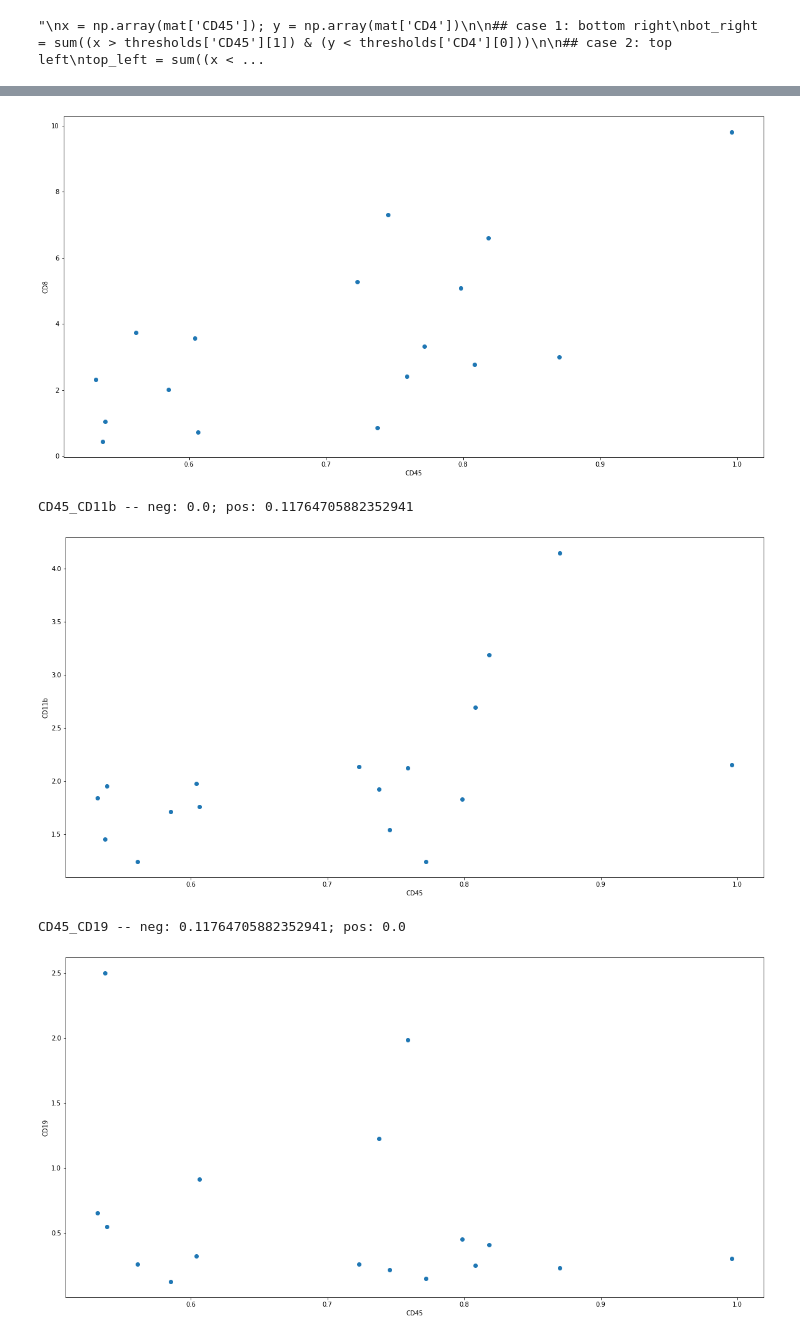
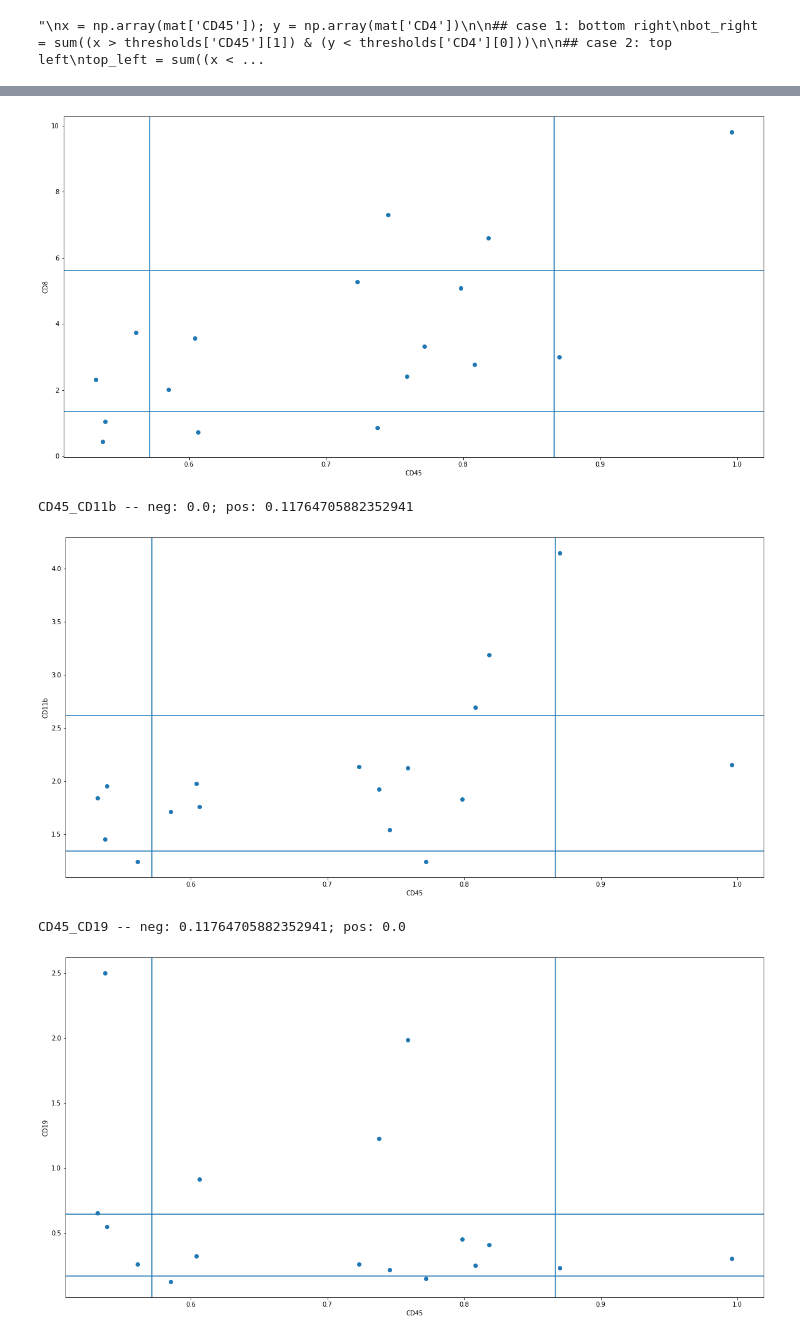
Before and after one commit to camlab-bioml/starling, a Jupyter notebook: correlation_alternative.ipynb, the cells around one changed output, grey strips where cells are left out. Cells and saved outputs as stored; diff of their text form; code cells hidden in the pictures.

```diff
--- a/correlation_alternative.ipynb
+++ b/correlation_alternative.ipynb
@@ -179,6 +179,10 @@ for pair in pairs:
     print("{}_{} -- neg: {}; pos: {}".format(x_name, y_name, neg_score, pos_score))
 
     plt.scatter(x, y)
+    plt.axvline(x=thresholds[x_name][0])
+    plt.axvline(x=thresholds[x_name][1])
+    plt.axhline(y=thresholds[y_name][0])
+    plt.axhline(y=thresholds[y_name][1])
     plt.xlabel(x_name)
     plt.ylabel(y_name)
     plt.show()
@@ -188,7 +192,7 @@ CD45_CD4 -- neg: 0.0; pos: 0.11764705882352941
 CD45_CD8 -- neg: 0.0; pos: 0.17647058823529413
-[figure, old version]
+[figure, new version]
 CD45_CD11b -- neg: 0.0; pos: 0.11764705882352941
-[figure, old version]
+[figure, new version]
 CD45_CD19 -- neg: 0.11764705882352941; pos: 0.0
-[figure, old version]
+[figure, new version]
 CD45_CD28 -- neg: 0.0; pos: 0.17647058823529413
```
Also changed, not shown: parts of 1 cell of this notebook.
